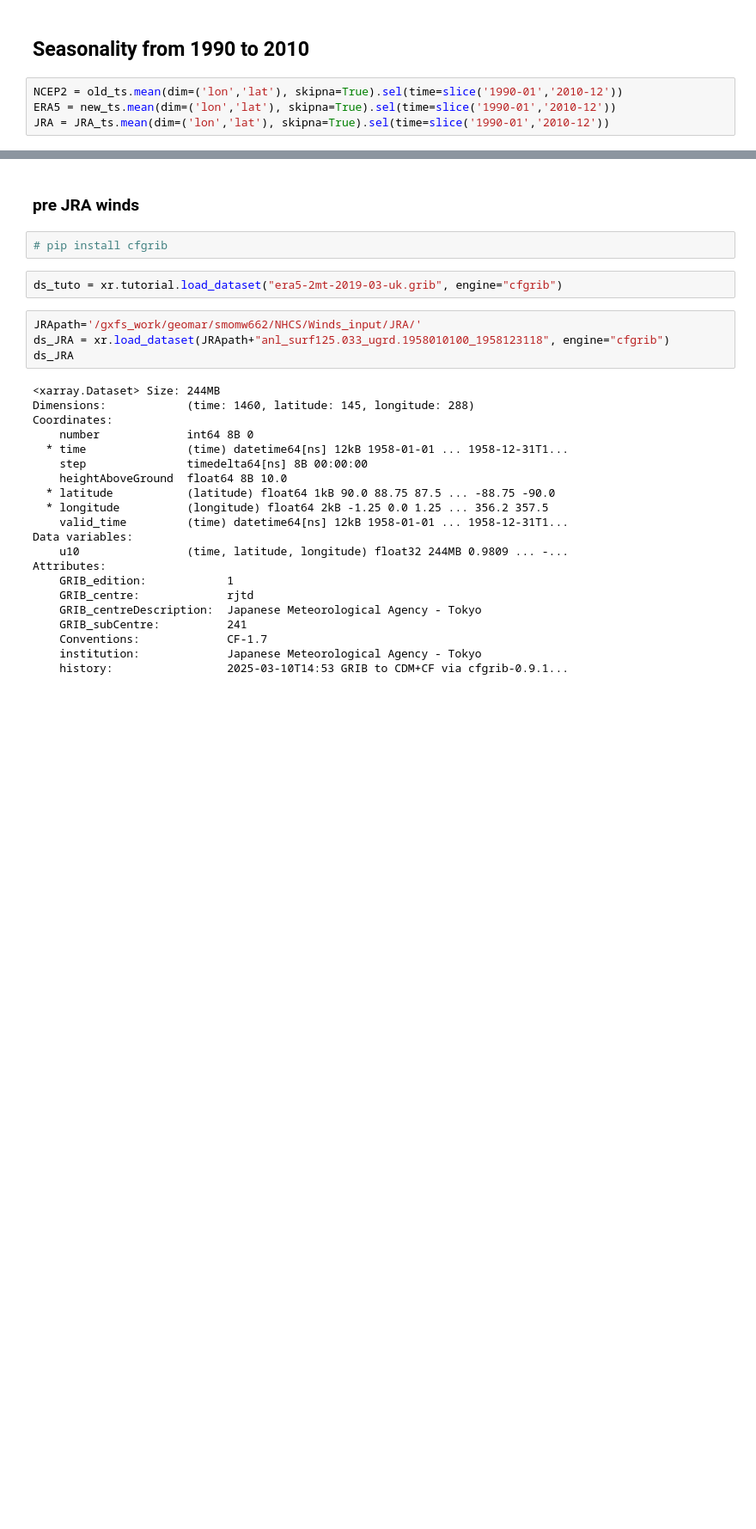
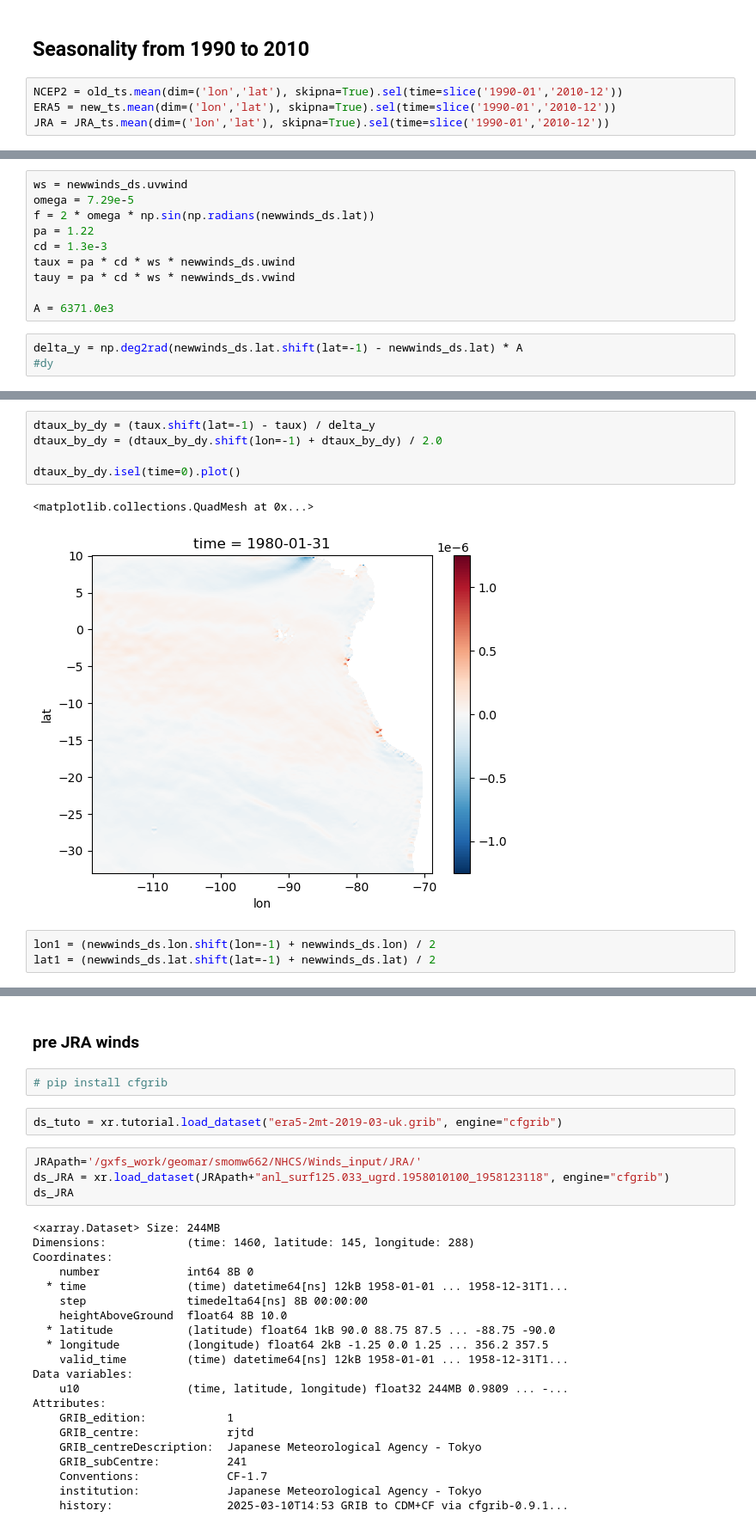
Before and after one commit to danliba/Upwelling_paper, a Jupyter notebook: Winds_comparison.ipynb, the cells around one changed output, grey strips where cells are left out. Shown at 86% size. Drawn from its saved outputs; the diff is of its cells as text; blank space fills up the shorter version.

```diff
--- a/Winds_comparison.ipynb
+++ b/Winds_comparison.ipynb
@@ -477,0 +499,13 @@ axes[1].legend(title='V Winds', bbox_to_anchor=(1, 1))
+# %%
+ws = newwinds_ds.uvwind
+omega = 7.29e-5
+f = 2 * omega * np.sin(np.radians(newwinds_ds.lat))
+pa = 1.22
+cd = 1.3e-3
+taux = pa * cd * ws * newwinds_ds.uwind
+tauy = pa * cd * ws * newwinds_ds.vwind
+
+A = 6371.0e3
+# %%
+delta_y = np.deg2rad(newwinds_ds.lat.shift(lat=-1) - newwinds_ds.lat) * A
+#dy
@@ -477,0 +560,11 @@ axes[1].legend(title='V Winds', bbox_to_anchor=(1, 1))
+# %%
+dtaux_by_dy = (taux.shift(lat=-1) - taux) / delta_y
+dtaux_by_dy = (dtaux_by_dy.shift(lon=-1) + dtaux_by_dy) / 2.0
+
+dtaux_by_dy.isel(time=0).plot()
+# %% [output]
+<matplotlib.collections.QuadMesh at 0x...>
+[figure, added]
+# %%
+lon1 = (newwinds_ds.lon.shift(lon=-1) + newwinds_ds.lon) / 2
+lat1 = (newwinds_ds.lat.shift(lat=-1) + newwinds_ds.lat) / 2
```
Also changed, not shown: parts of 24 cells of this notebook, 2 other files.
